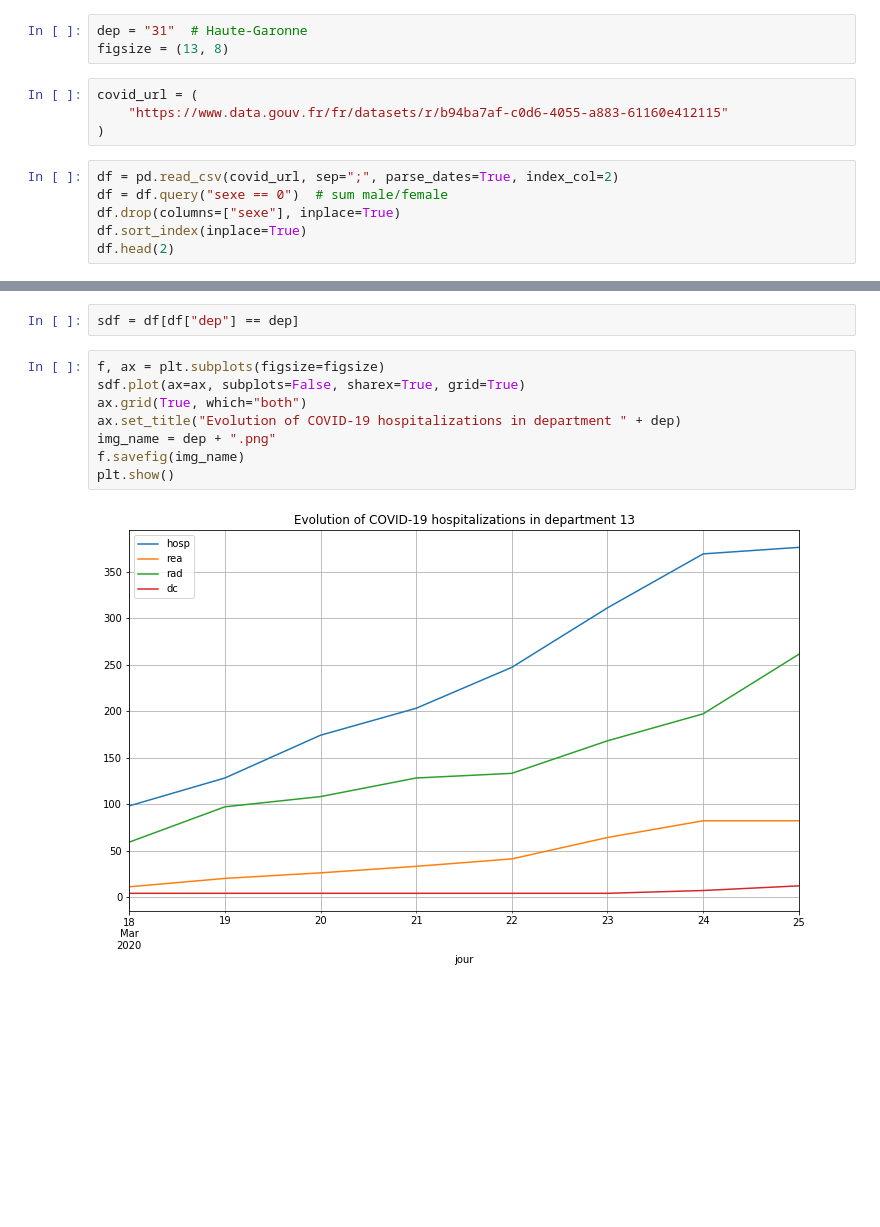
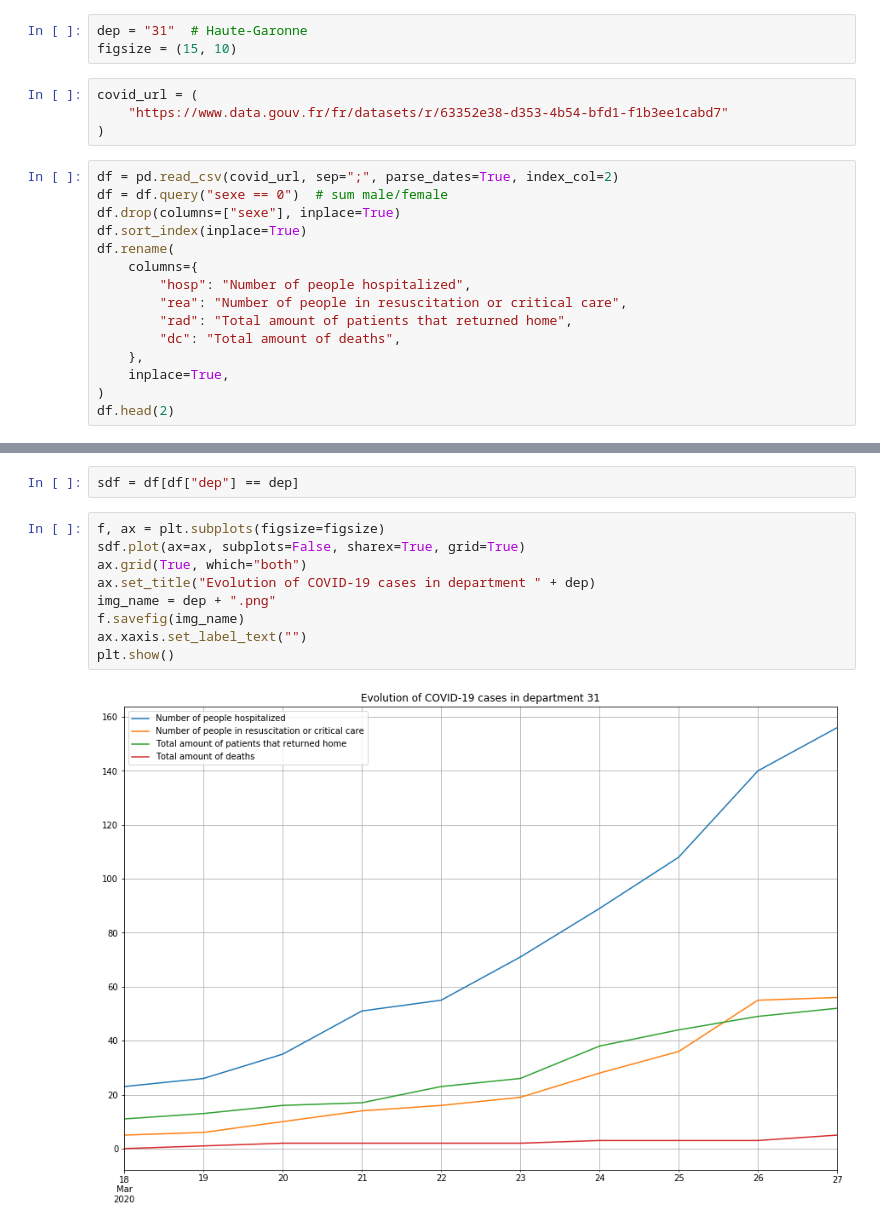
Before and after one commit to lvwuwei/covid-france, a Jupyter notebook: demo-31.ipynb, the cells around one changed output, grey strips where cells are left out. Saved outputs shown, nothing was run; the diff lists cells and outputs as text; blank space fills up the shorter version.

Commit message:
new data + new url + small modifs

```diff
--- a/demo-31.ipynb
+++ b/demo-31.ipynb
@@ -10,15 +10,24 @@ warnings.filterwarnings("ignore")
 pd.plotting.register_matplotlib_converters()
 # %%
 dep = "31"  # Haute-Garonne
-figsize = (13, 8)
+figsize = (15, 10)
 # %%
 covid_url = (
-    "https://www.data.gouv.fr/fr/datasets/r/b94ba7af-c0d6-4055-a883-61160e412115"
+    "https://www.data.gouv.fr/fr/datasets/r/63352e38-d353-4b54-bfd1-f1b3ee1cabd7"
 )
 # %%
 df = pd.read_csv(covid_url, sep=";", parse_dates=True, index_col=2)
 df = df.query("sexe == 0")  # sum male/female
 df.drop(columns=["sexe"], inplace=True)
 df.sort_index(inplace=True)
+df.rename(
+    columns={
+        "hosp": "Number of people hospitalized",
+        "rea": "Number of people in resuscitation or critical care",
+        "rad": "Total amount of patients that returned home",
+        "dc": "Total amount of deaths",
+    },
+    inplace=True,
+)
 df.head(2)
 # %% [output]
@@ -32,10 +40,11 @@ sdf = df[df["dep"] == dep]
 # %%
 f, ax = plt.subplots(figsize=figsize)
 sdf.plot(ax=ax, subplots=False, sharex=True, grid=True)
 ax.grid(True, which="both")
-ax.set_title("Evolution of COVID-19 hospitalizations in department " + dep)
+ax.set_title("Evolution of COVID-19 cases in department " + dep)
 img_name = dep + ".png"
 f.savefig(img_name)
+ax.xaxis.set_label_text("")
 plt.show()
 # %% [output]
-[figure, old version]
+[figure, new version]
```
Also changed, not shown: parts of 1 cell of this notebook, 3 other files.
